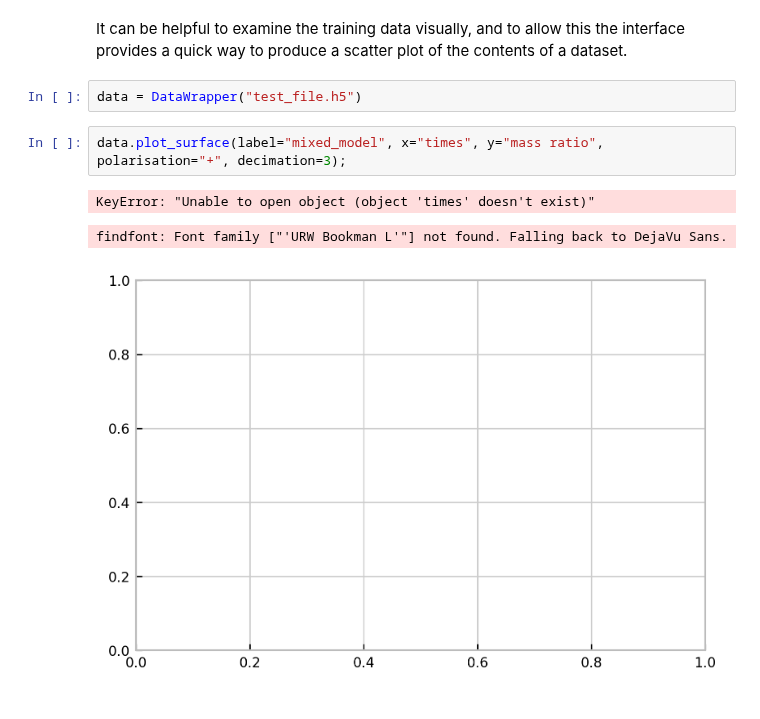
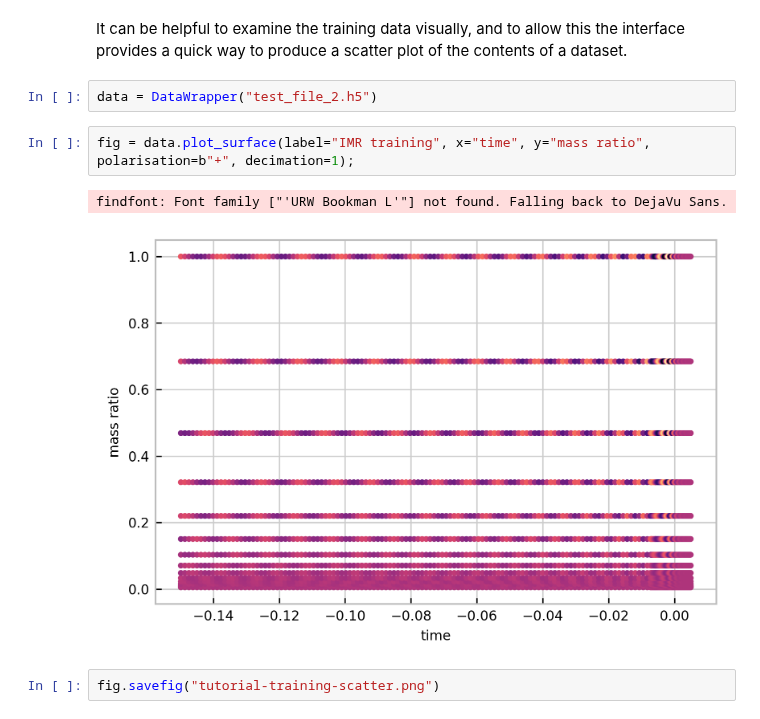
Before and after one commit to transientlunatic/heron, a Jupyter notebook: notebooks/new-data-interface/1. Using the new data interface.ipynb, the cells around one changed output. Drawn from its saved outputs; the diff is of its cells as text.

Commit message:
Added new data file and notebooks.

```diff
--- a/notebooks/new-data-interface/1. Using the new data interface.ipynb
+++ b/notebooks/new-data-interface/1. Using the new data interface.ipynb
@@ -110,10 +148,11 @@ We could then repeat this in a loop to add the data in a more straight-forward m
 # %% [markdown]
 It can be helpful to examine the training data visually, and to allow this the interface provides a quick way to produce a scatter plot of the contents of a dataset.
 # %%
-data = DataWrapper("test_file.h5")
+data = DataWrapper("test_file_2.h5")
 # %%
-data.plot_surface(label="mixed_model", x="times", y="mass ratio", polarisation="+", decimation=3);
+fig = data.plot_surface(label="IMR training", x="time", y="mass ratio", polarisation=b"+", decimation=1);
 # %% [output]
-KeyError: "Unable to open object (object 'times' doesn't exist)"
+findfont: Font family ["'URW Bookman L'"] not found. Falling back to DejaVu Sans.
-findfont: Font family ["'URW Bookman L'"] not found. Falling back to DejaVu Sans.
-[figure, old version]
+[figure, new version]
+# %%
+fig.savefig("tutorial-training-scatter.png")
```
Also changed, not shown: parts of 4 cells of this notebook, 3 other files.
